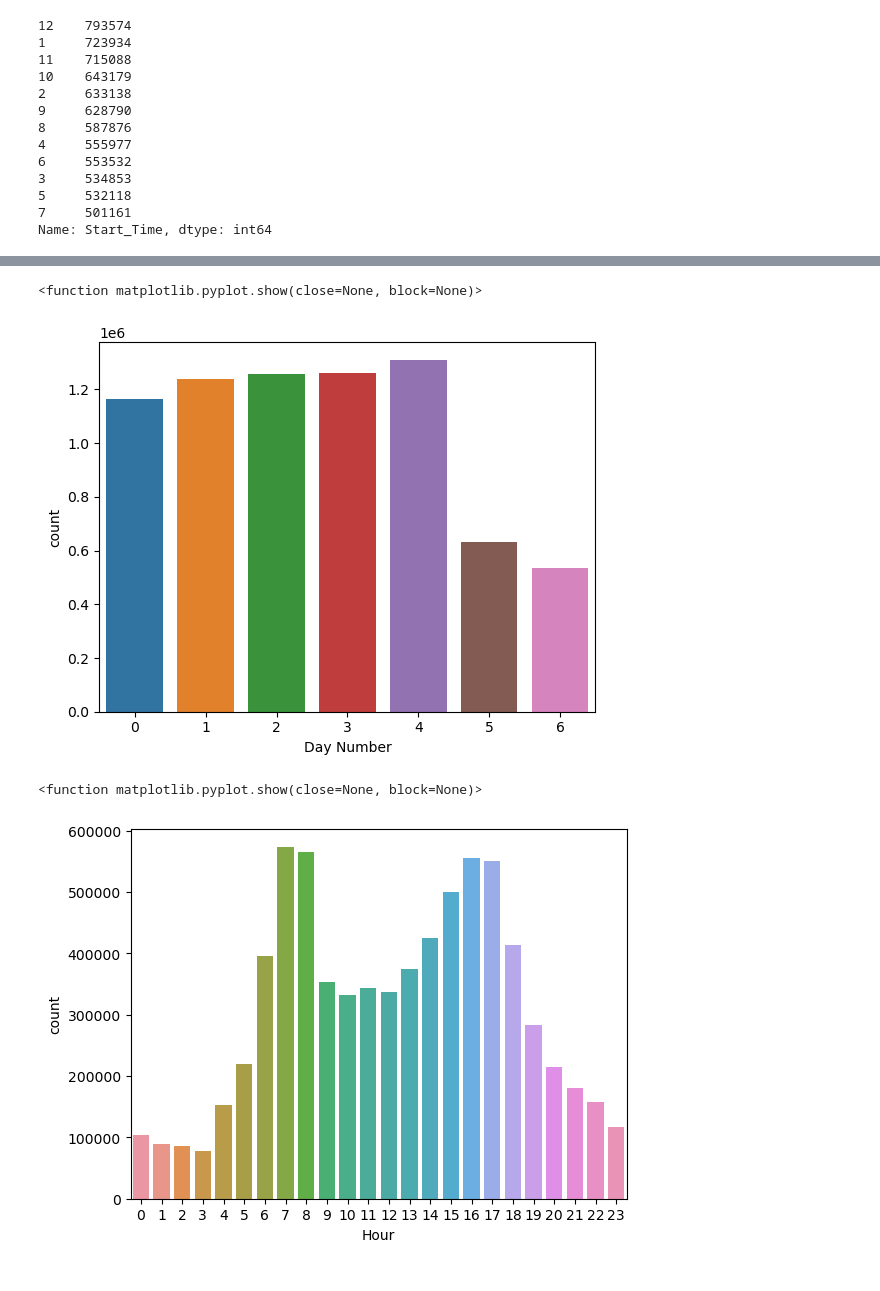
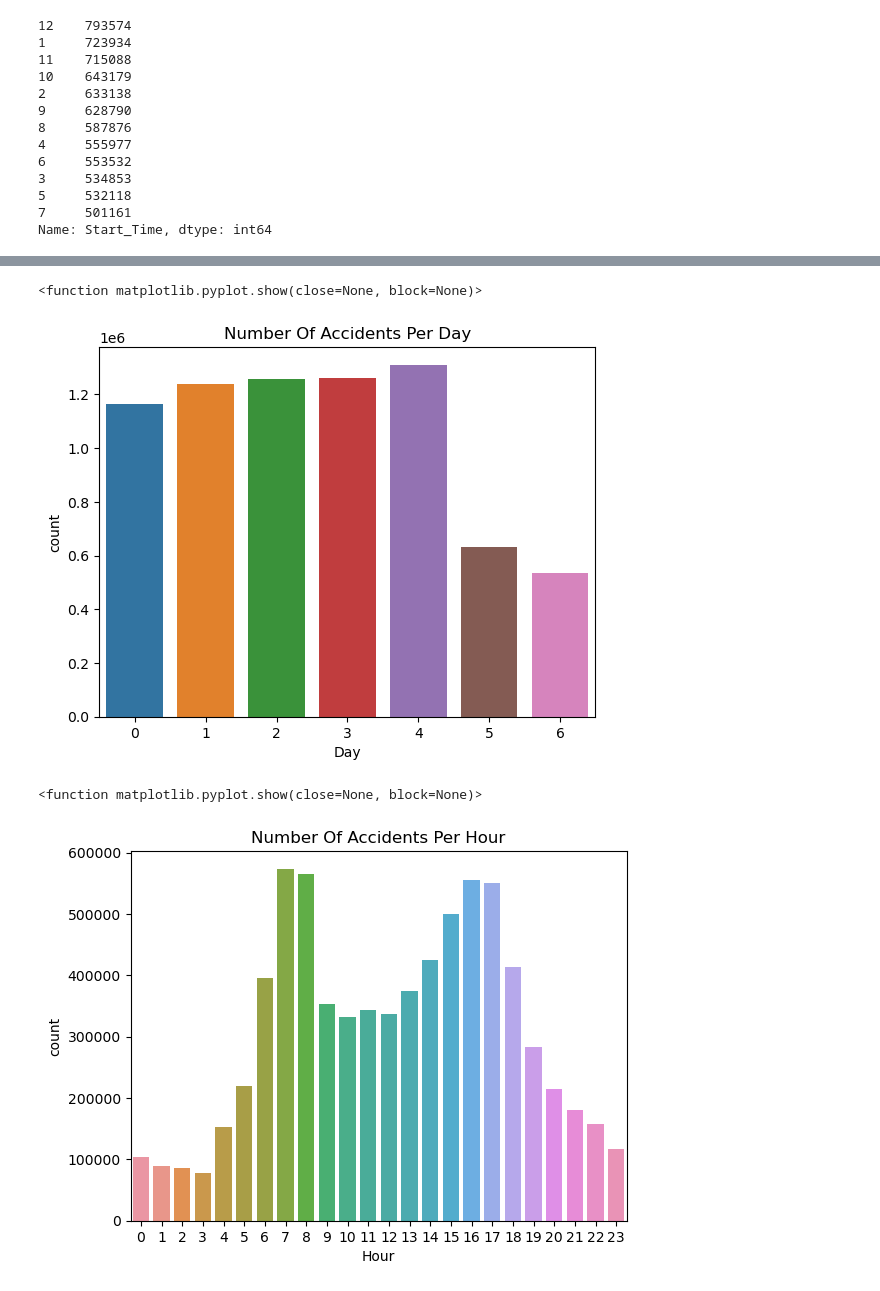
Before and after one commit to Kestrel86/US_AccidentModel, a Jupyter notebook: US_Accidents_EDA.ipynb, the cells around one changed output, grey strips where cells are left out. Drawn from its saved outputs; the diff is of its cells as text; code cells hidden in the pictures.

```diff
--- a/US_Accidents_EDA.ipynb
+++ b/US_Accidents_EDA.ipynb
@@ -340,19 +346,21 @@ plt.show
 # %%
 # Friday is highest accident rate, makes sense
 sns.countplot(x = df['Start_Time'].dt.dayofweek , data = df)
-plt.xlabel("Day Number")
+plt.xlabel("Day")
+plt.title("Number Of Accidents Per Day")
 plt.show
 # %% [output]
 <function matplotlib.pyplot.show(close=None, block=None)>
-[figure, old version]
+[figure, new version]
 # %%
 # 16 hour = 4pm, 7 hour is around 7am, work hours
 sns.countplot(x = df['Start_Time'].dt.hour , data = df)
 plt.xlabel('Hour')
+plt.title("Number Of Accidents Per Hour")
 plt.show
 # %% [output]
 <function matplotlib.pyplot.show(close=None, block=None)>
-[figure, old version]
+[figure, new version]
 # %%
 sundays_start_time = df[df['Start_Time'].dt.dayofweek ==6] #change certain day here, right now focuses Sunday
 
```
Also changed, not shown: parts of 7 cells of this notebook.
